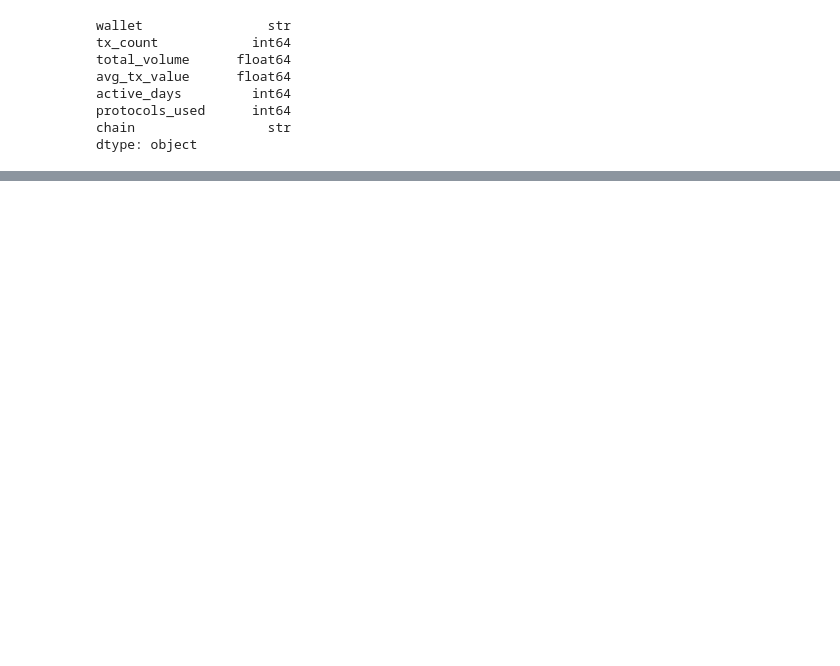
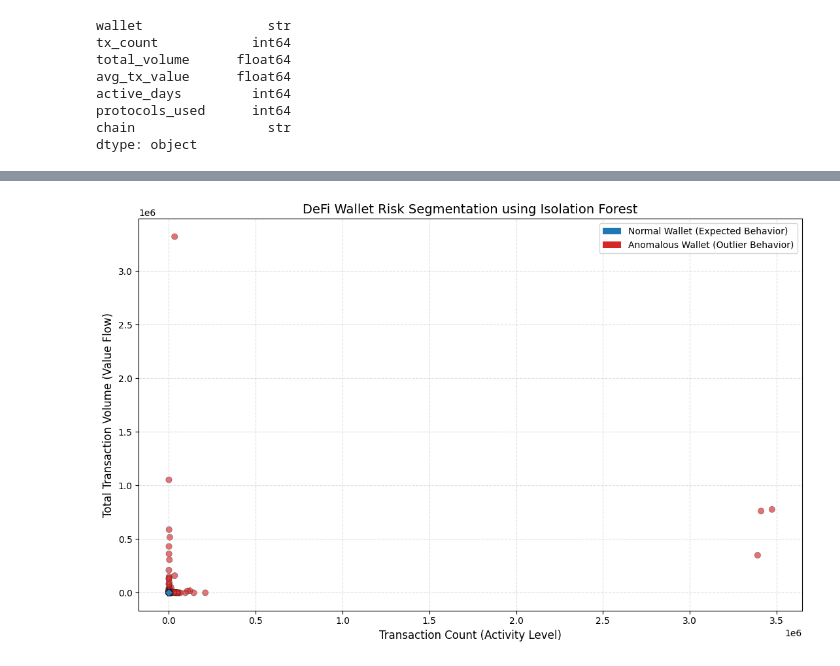
Before and after one commit to darwuonchain/DeFi-Wallet-Behavior-Analysis, a Jupyter notebook: defi_wallet_analysis.ipynb1.ipynb, the cells around one changed output, grey strips where cells are left out. Saved outputs shown, nothing was run; the diff lists cells and outputs as text; code cells hidden in the pictures; blank space fills up the shorter version.

```diff
--- a/defi_wallet_analysis.ipynb1.ipynb
+++ b/defi_wallet_analysis.ipynb1.ipynb
@@ -95,0 +332,45 @@ print(sys.executable)
+# %%
+import matplotlib.pyplot as plt
+from matplotlib.patches import Patch
+
+plt.figure(figsize=(11,7))
+
+# Color mapping (clear semantic meaning)
+color_map = {
+    "Normal Wallet": "#1f77b4",      # blue (standard)
+    "Anomalous Wallet": "#d62728"    # red (risk)
+}
+
+colors = df['anomaly_label'].map(color_map)
+
+# Scatter plot (clean + readable)
+plt.scatter(
+    df['tx_count'],
+    df['total_volume'],
+    c=colors,
+    alpha=0.65,
+    s=45,
+    edgecolors='black',
+    linewidths=0.3
+)
+
+# Axis labels (more descriptive)
+plt.xlabel("Transaction Count (Activity Level)", fontsize=12)
+plt.ylabel("Total Transaction Volume (Value Flow)", fontsize=12)
+plt.title("DeFi Wallet Risk Segmentation using Isolation Forest", fontsize=14)
+
+# Custom legend (correct + professional)
+legend_elements = [
+    Patch(facecolor='#1f77b4', label='Normal Wallet (Expected Behavior)'),
+    Patch(facecolor='#d62728', label='Anomalous Wallet (Outlier Behavior)')
+]
+
+plt.legend(handles=legend_elements, loc='best')
+
+# Grid for structure readability
+plt.grid(True, linestyle='--', alpha=0.4)
+
+plt.tight_layout()
+plt.show()
+# %% [output]
+[figure, added]
```
Also changed, not shown: parts of 37 cells of this notebook.
